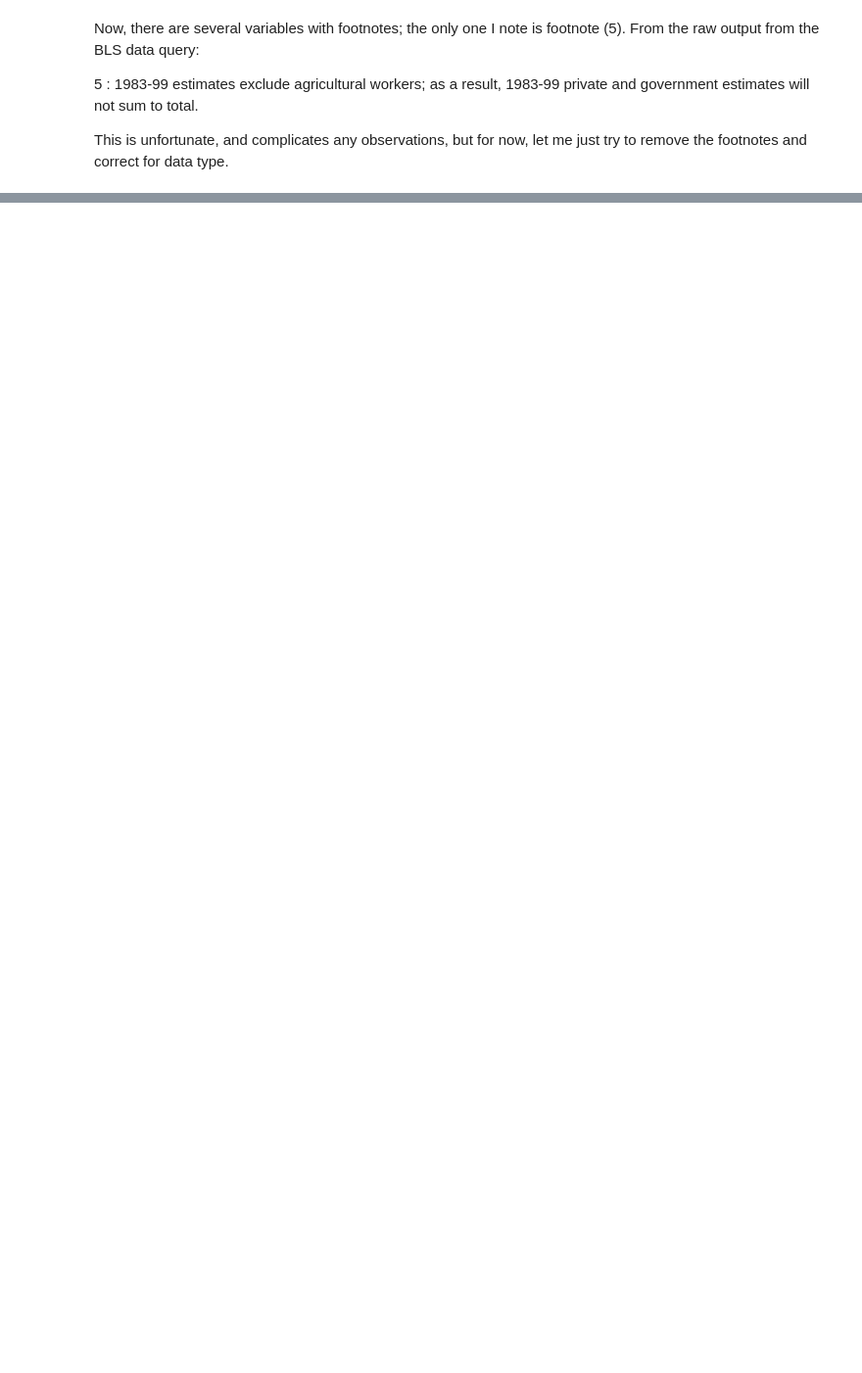
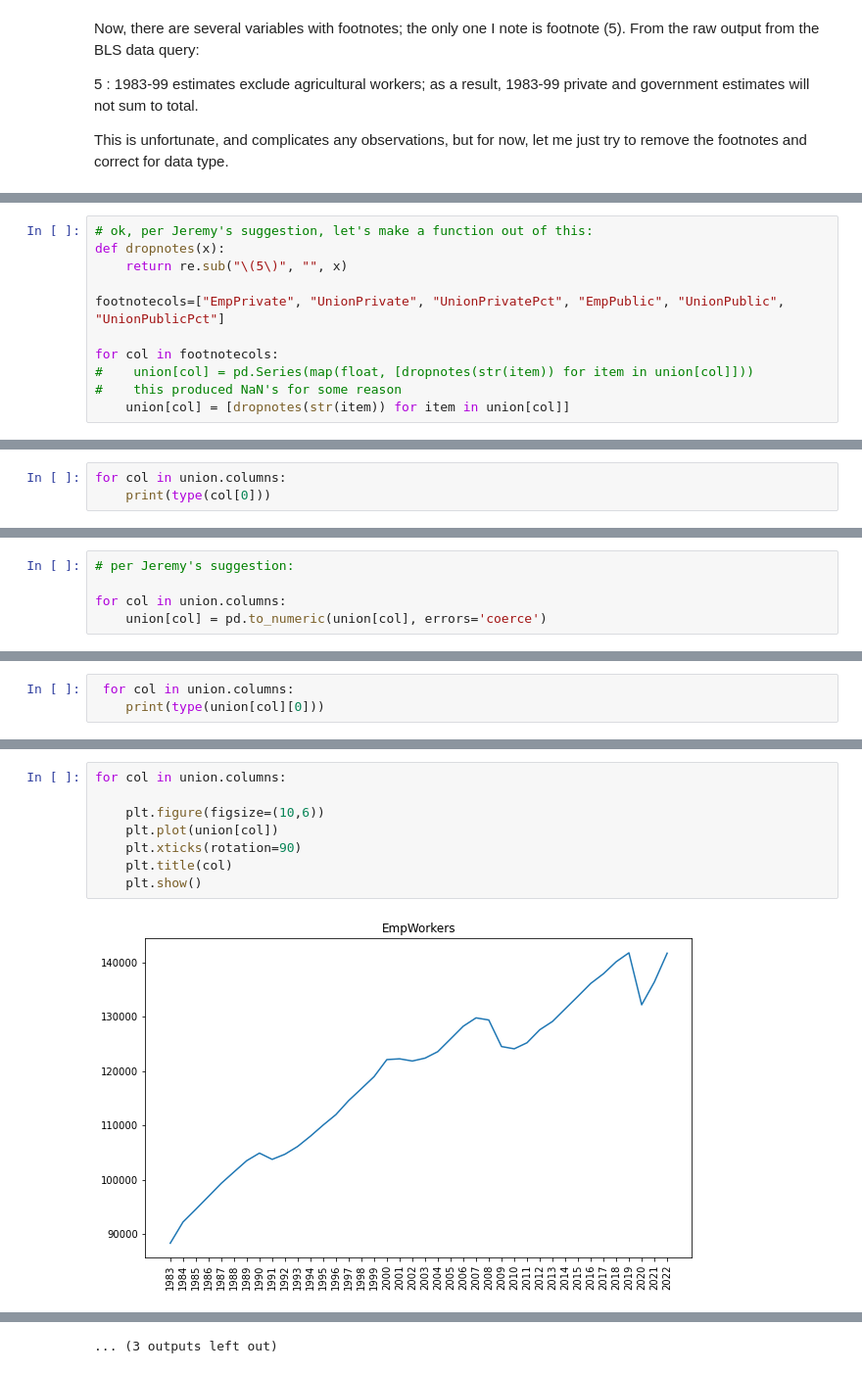
Before and after one commit to skizlik/labor-study, a Jupyter notebook: data story 1 - labor stoppages.ipynb, the cells around one changed output, grey strips where cells are left out. Shown at 98% size. Drawn from its saved outputs; the diff is of its cells as text; blank space fills up the shorter version.

```diff
--- a/data story 1 - labor stoppages.ipynb
+++ b/data story 1 - labor stoppages.ipynb
@@ -225,0 +268,11 @@ This is unfortunate, and complicates any observations, but for now, let me just
+# %%
+# ok, per Jeremy's suggestion, let's make a function out of this:
+def dropnotes(x):
+    return re.sub("\(5\)", "", x)
+
+footnotecols=["EmpPrivate", "UnionPrivate", "UnionPrivatePct", "EmpPublic", "UnionPublic", "UnionPublicPct"]
+
+for col in footnotecols:
+#    union[col] = pd.Series(map(float, [dropnotes(str(item)) for item in union[col]]))
+#    this produced NaN's for some reason
+    union[col] = [dropnotes(str(item)) for item in union[col]]
@@ -225,0 +299,3 @@ This is unfortunate, and complicates any observations, but for now, let me just
+# %%
+for col in union.columns:
+    print(type(col[0]))
@@ -225,0 +347,5 @@ This is unfortunate, and complicates any observations, but for now, let me just
+# %%
+# per Jeremy's suggestion:
+
+for col in union.columns:
+    union[col] = pd.to_numeric(union[col], errors='coerce')
@@ -225,0 +372,3 @@ This is unfortunate, and complicates any observations, but for now, let me just
+# %%
+ for col in union.columns:
+    print(type(union[col][0]))
@@ -225,0 +393,10 @@ This is unfortunate, and complicates any observations, but for now, let me just
+# %%
+for col in union.columns:
+
+    plt.figure(figsize=(10,6))
+    plt.plot(union[col])
+    plt.xticks(rotation=90)
+    plt.title(col)
+    plt.show()
+# %% [output]
+[figure, added]
@@ -225,0 +414 @@ This is unfortunate, and complicates any observations, but for now, let me just
+... (3 outputs left out)
```
Also changed, not shown: parts of 32 cells of this notebook.
